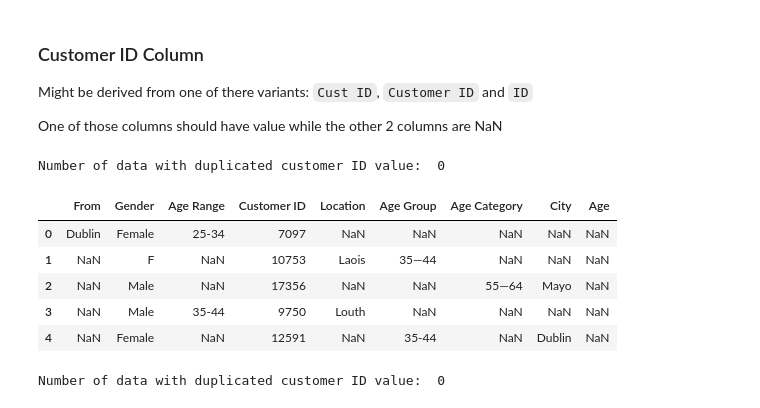
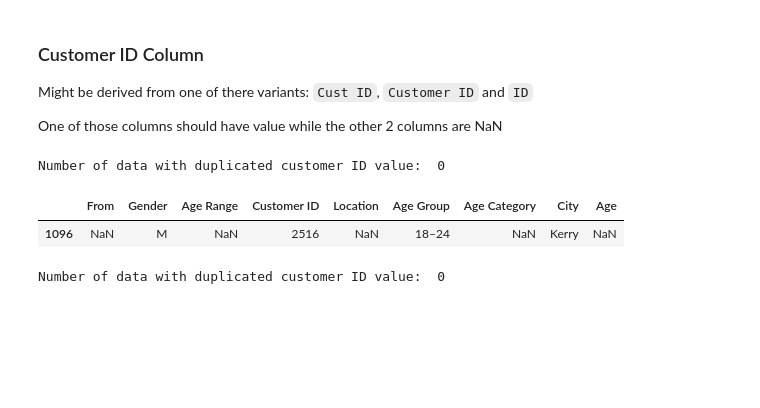
Before and after one commit to trandat9h/retail-sale-data-processing, a Jupyter notebook: Processing.ipynb, the cells around one changed output. Saved outputs shown, nothing was run; the diff lists cells and outputs as text; code cells hidden in the pictures; blank space fills up the shorter version.

Commit message:
Merge customer detail preprocess result

```diff
--- a/Processing.ipynb
+++ b/Processing.ipynb
@@ -295,15 +295,11 @@ Number of data with duplicated customer ID value:  0
 # %%
 customer_detail_df["Customer ID"] = customer_detail_df[cols].bfill(axis=1).iloc[:, 0]
 customer_detail_df = customer_detail_df.drop(["Cust ID", "ID"], axis=1)
 
-customer_detail_df.head()
+customer_detail_df.sample()
 # %% [output]
 |  | From | Gender | Age Range | Customer ID | Location | Age Group | Age Category | City | Age |
-| 0 | Dublin | Female | 25-34 | 7097 | NaN | NaN | NaN | NaN | NaN |
-| 1 | NaN | F | NaN | 10753 | Laois | 35—44 | NaN | NaN | NaN |
-| 2 | NaN | Male | NaN | 17356 | NaN | NaN | 55—64 | Mayo | NaN |
-| 3 | NaN | Male | 35-44 | 9750 | Louth | NaN | NaN | NaN | NaN |
-| 4 | NaN | Female | NaN | 12591 | NaN | 35-44 | NaN | Dublin | NaN |
+| 1096 | NaN | M | NaN | 2516 | NaN | 18–24 | NaN | Kerry | NaN |
 # %%
 print("Number of data with duplicated customer ID value: ", customer_detail_df["Customer ID"].isna().sum())
 # %% [output]
```
Also changed, not shown: parts of 4 cells of this notebook.
